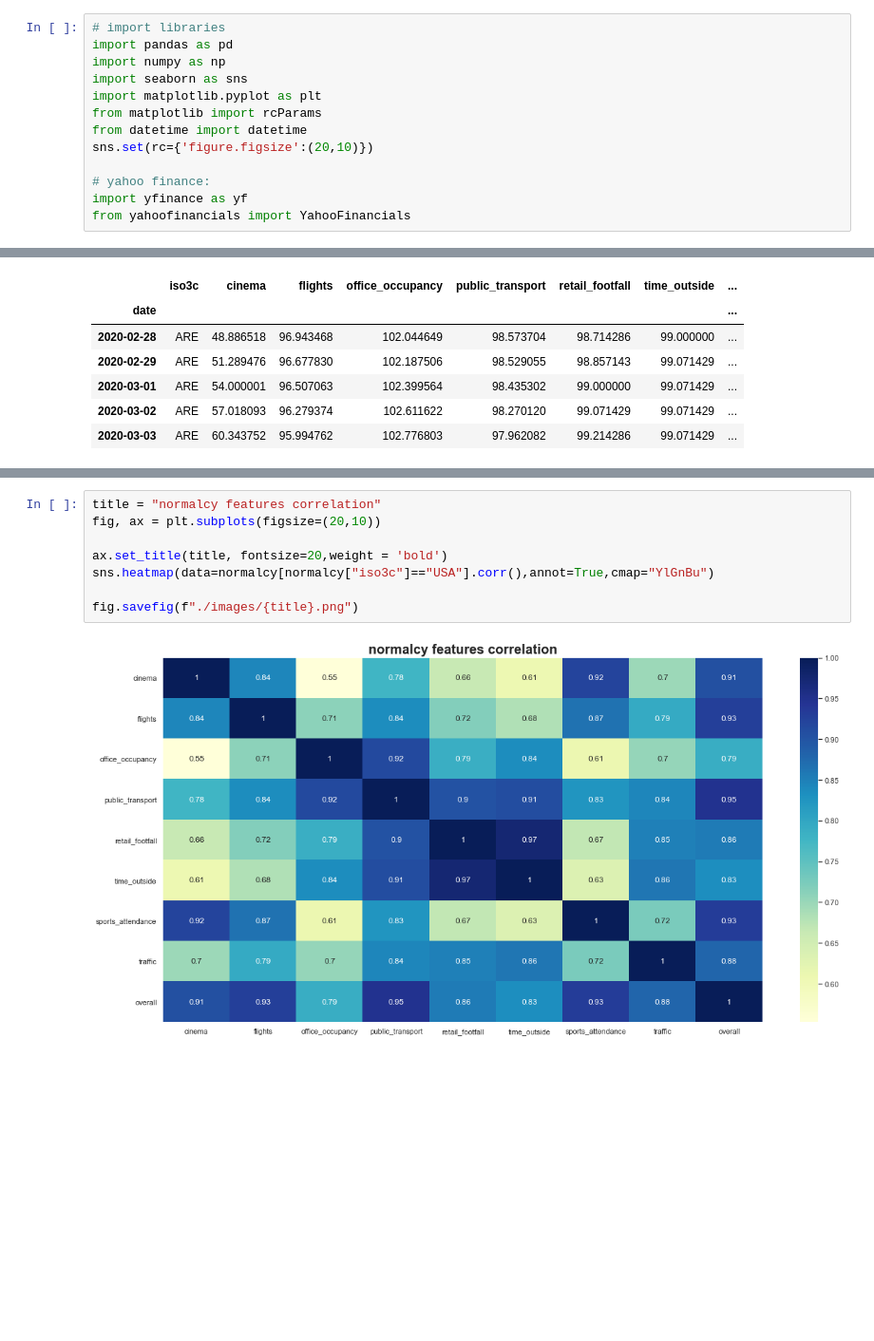
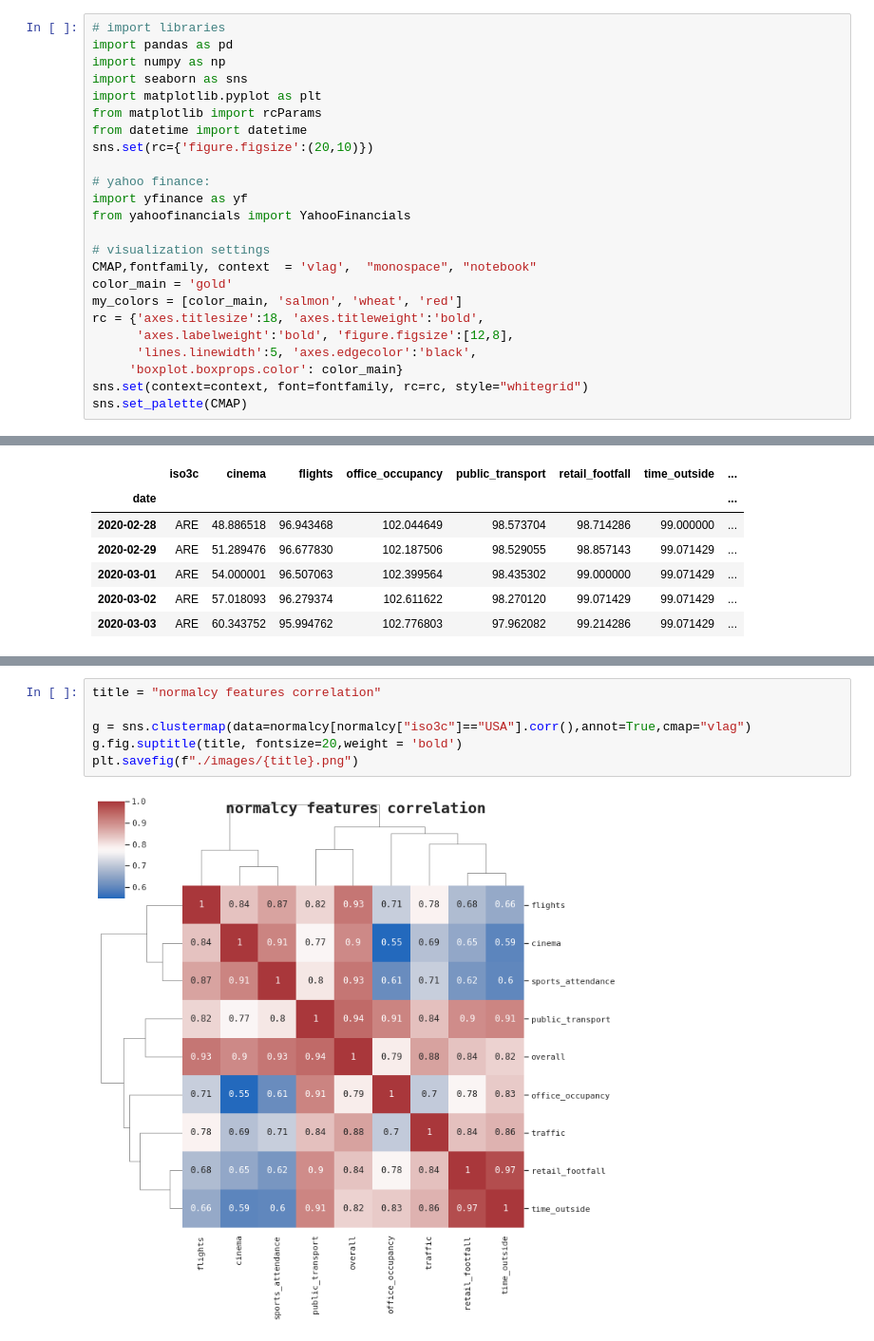
Before and after one commit to hiladar0/normalcy_index, a Jupyter notebook: corona_index.ipynb, the cells around one changed output, grey strips where cells are left out. Shown: that part at 95% size. Drawn from its saved outputs; the diff is of its cells as text; blank space fills up the shorter version.

Commit message:
final notebook

```diff
--- a/corona_index.ipynb
+++ b/corona_index.ipynb
@@ -34,6 +81,17 @@ sns.set(rc={'figure.figsize':(20,10)})
 # yahoo finance:
 import yfinance as yf
 from yahoofinancials import YahooFinancials
+
+# visualization settings
+CMAP,fontfamily, context  = 'vlag',  "monospace", "notebook"
+color_main = 'gold'
+my_colors = [color_main, 'salmon', 'wheat', 'red']
+rc = {'axes.titlesize':18, 'axes.titleweight':'bold',
+      'axes.labelweight':'bold', 'figure.figsize':[12,8],
+      'lines.linewidth':5, 'axes.edgecolor':'black',
+     'boxplot.boxprops.color': color_main}
+sns.set(context=context, font=fontfamily, rc=rc, style="whitegrid")
+sns.set_palette(CMAP)
 # %% [markdown]
 #### Import data
 
@@ -129,13 +167,11 @@ plot_features(normalcy,normalcy.select_dtypes(include=np.number).columns, "USA",
 # %%
 title = "normalcy features correlation"
-fig, ax = plt.subplots(figsize=(20,10))
 
-ax.set_title(title, fontsize=20,weight = 'bold')
-sns.heatmap(data=normalcy[normalcy["iso3c"]=="USA"].corr(),annot=True,cmap="YlGnBu")
-
-fig.savefig(f"./images/{title}.png")
+g = sns.clustermap(data=normalcy[normalcy["iso3c"]=="USA"].corr(),annot=True,cmap="vlag")
+g.fig.suptitle(title, fontsize=20,weight = 'bold')
+plt.savefig(f"./images/{title}.png")
 # %% [output]
-[figure, old version]
+[figure, new version]
 # %%
 sns.set(rc={'figure.figsize':(11,7)})
 
```
Also changed, not shown: parts of 16 cells of this notebook.
